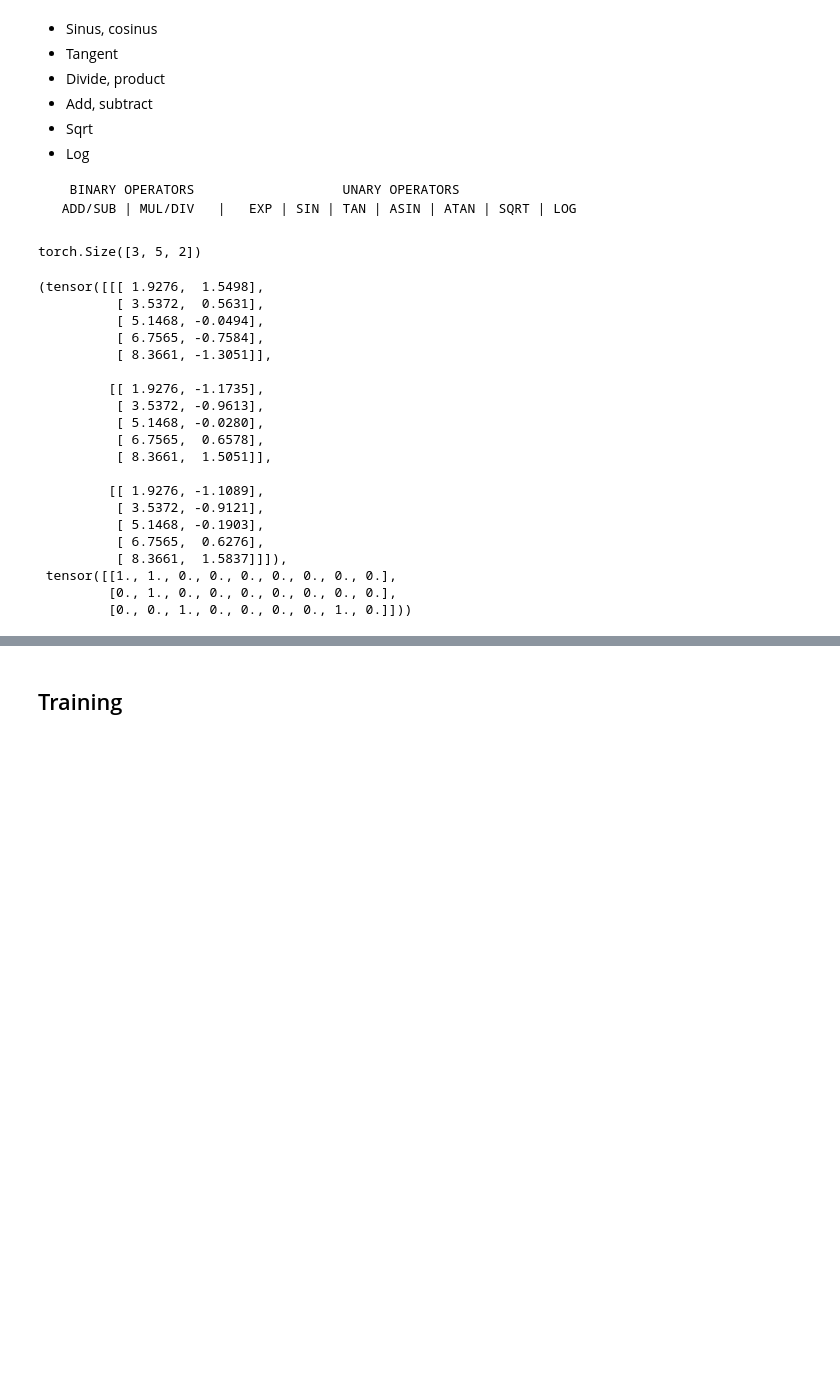
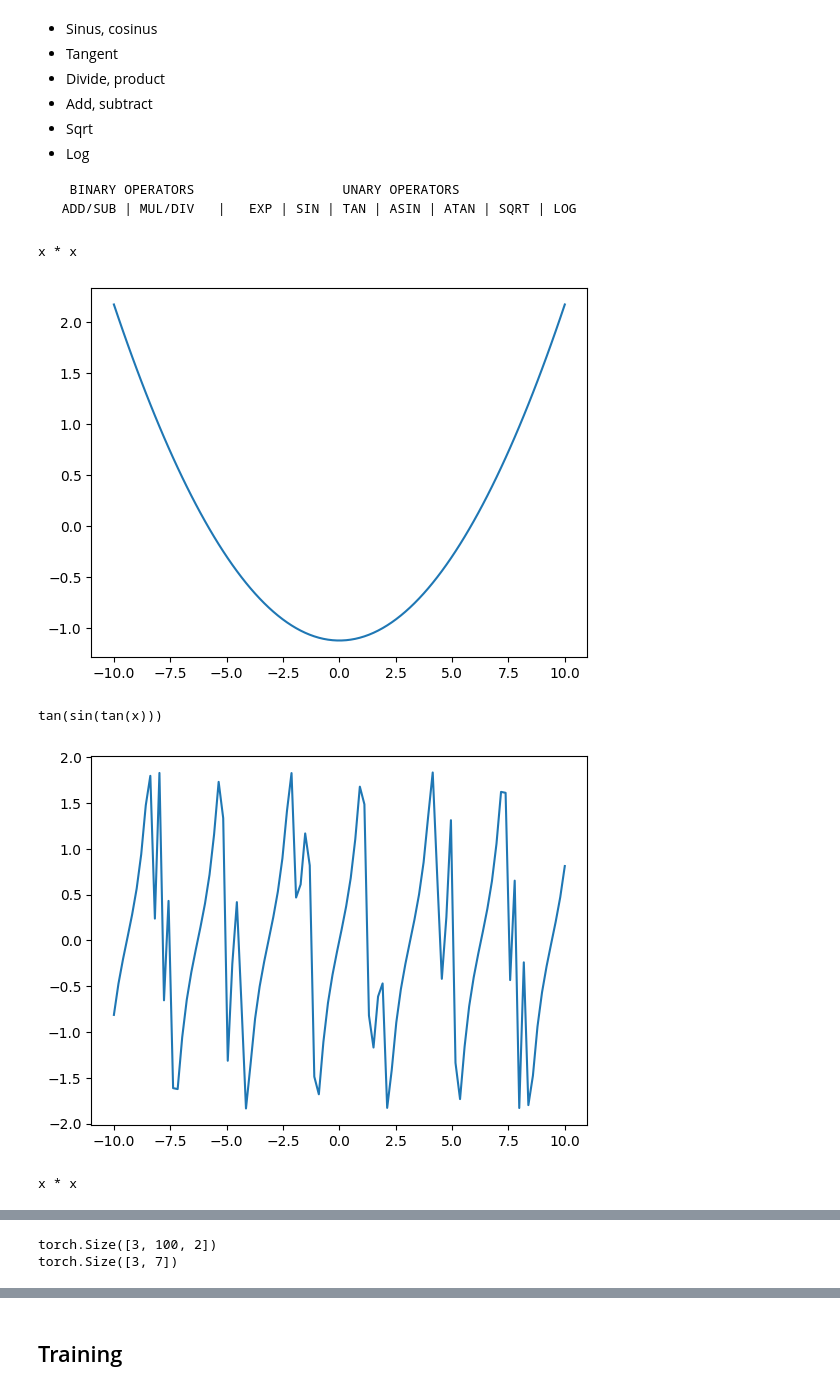
Before and after one commit to hgruniaux/MLP-SymReg, a Jupyter notebook: test.ipynb, the cells around one changed output, grey strips where cells are left out. Cells and saved outputs as stored; diff of their text form; code cells hidden in the pictures; blank space fills up the shorter version.

```diff
--- a/test.ipynb
+++ b/test.ipynb
@@ -153,26 +163,10 @@ def generate_formula_dataset(n: int, sample_count: int = 5, x_range = (-10, 10))
 
     return data, labels
 # %%
-generate_formula_dataset(3)
+generate_formula_dataset(3,100, 2)
 # %% [output]
-torch.Size([3, 5, 2])
+x * x
+[figure, added]
-(tensor([[[ 1.9276,  1.5498],
-          [ 3.5372,  0.5631],
-          [ 5.1468, -0.0494],
-          [ 6.7565, -0.7584],
-          [ 8.3661, -1.3051]],
-
-         [[ 1.9276, -1.1735],
-          [ 3.5372, -0.9613],
-          [ 5.1468, -0.0280],
-          [ 6.7565,  0.6578],
-          [ 8.3661,  1.5051]],
-
-         [[ 1.9276, -1.1089],
-          [ 3.5372, -0.9121],
-          [ 5.1468, -0.1903],
-          [ 6.7565,  0.6276],
-          [ 8.3661,  1.5837]]]),
- tensor([[1., 1., 0., 0., 0., 0., 0., 0., 0.],
-         [0., 1., 0., 0., 0., 0., 0., 0., 0.],
-         [0., 0., 1., 0., 0., 0., 0., 1., 0.]]))
+tan(sin(tan(x)))
+[figure, added]
+x * x
@@ -178,0 +174,2 @@ torch.Size([3, 5, 2])
+torch.Size([3, 100, 2])
+torch.Size([3, 7])
```
Also changed, not shown: parts of 10 cells of this notebook, 1 other file.
